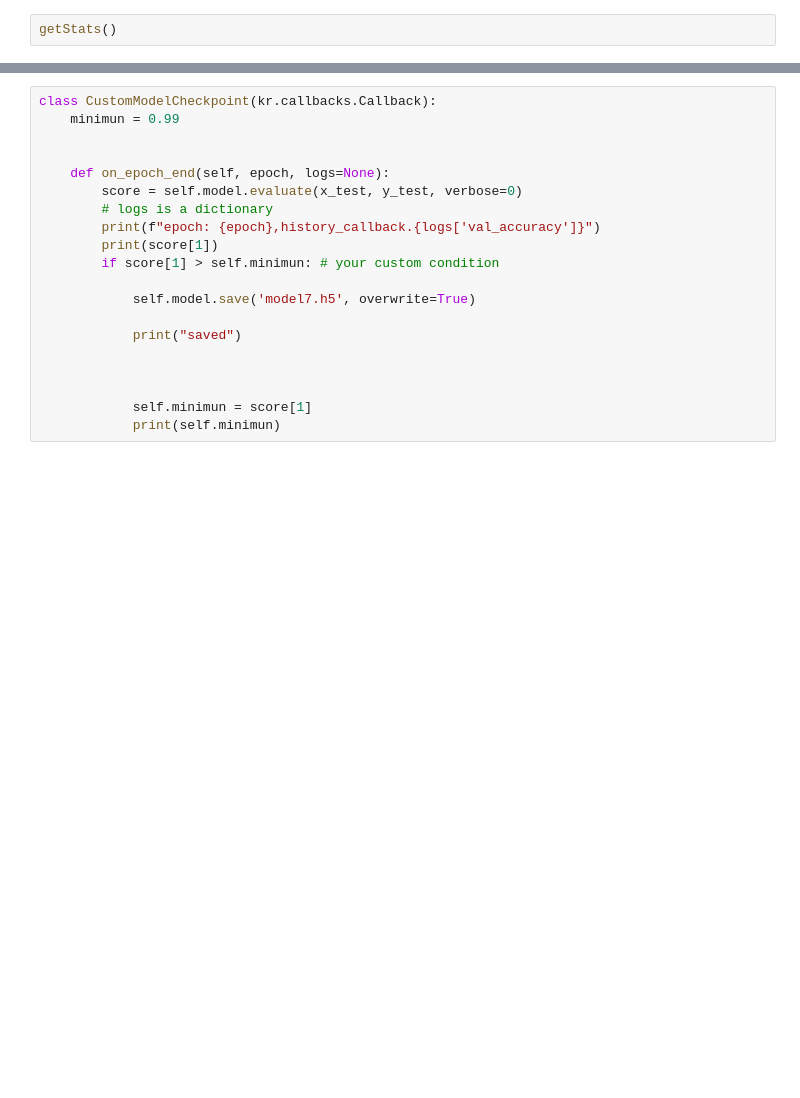
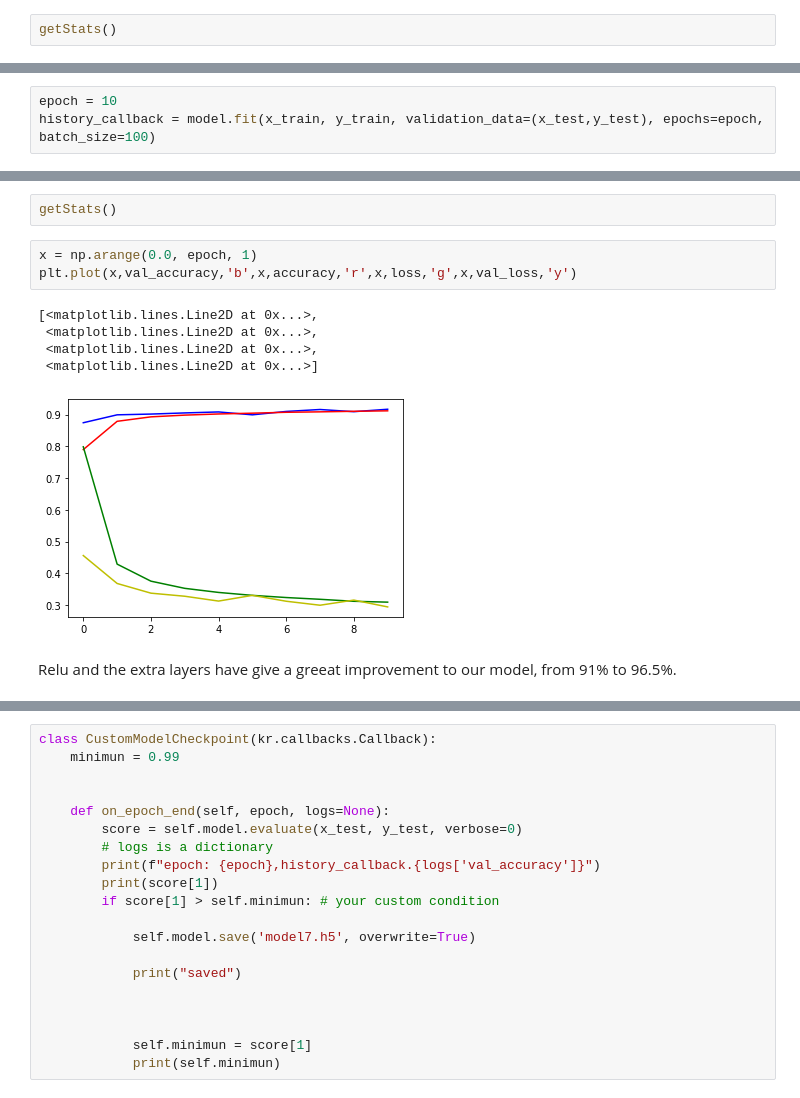
Before and after one commit to JoseIgnacioRetamalThomsen/Emerging-Technologies-Assessment-2019, a Jupyter notebook: model/Model.ipynb, the cells around one changed output, grey strips where cells are left out. Drawn from its saved outputs; the diff is of its cells as text; blank space fills up the shorter version.

```diff
--- a/model/Model.ipynb
+++ b/model/Model.ipynb
@@ -277,0 +360,3 @@ plt.plot(x,val_accuracy,x,accuracy,x,loss,x,val_loss)
+# %%
+epoch = 10
+history_callback = model.fit(x_train, y_train, validation_data=(x_test,y_test), epochs=epoch, batch_size=100)
@@ -277,0 +381,13 @@ plt.plot(x,val_accuracy,x,accuracy,x,loss,x,val_loss)
+# %%
+getStats()
+# %%
+x = np.arange(0.0, epoch, 1)
+plt.plot(x,val_accuracy,'b',x,accuracy,'r',x,loss,'g',x,val_loss,'y')
+# %% [output]
+[<matplotlib.lines.Line2D at 0x...>,
+ <matplotlib.lines.Line2D at 0x...>,
+ <matplotlib.lines.Line2D at 0x...>,
+ <matplotlib.lines.Line2D at 0x...>]
+[figure, added]
+# %% [markdown]
+Relu and the extra layers have give a greeat improvement to our model, from 91% to 96.5%.
```
Also changed, not shown: parts of 22 cells of this notebook, 1 other file.
